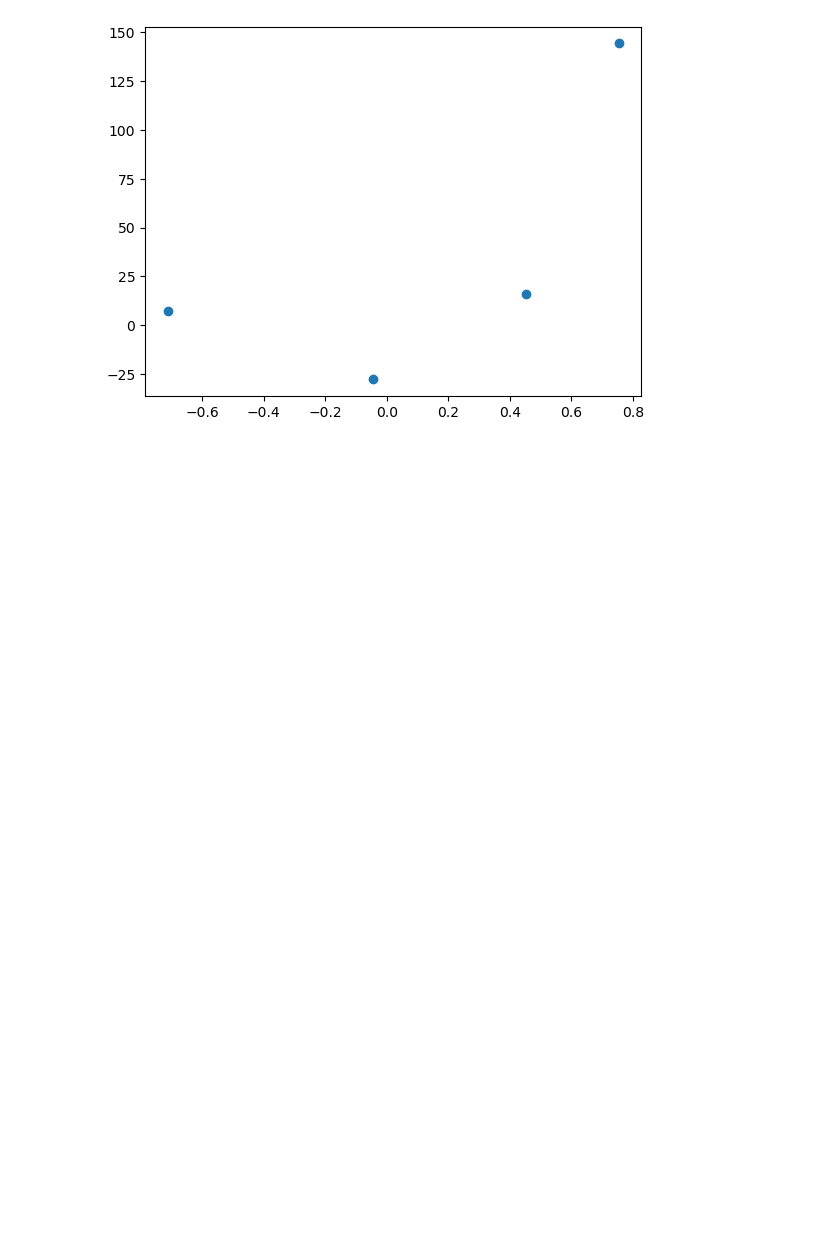
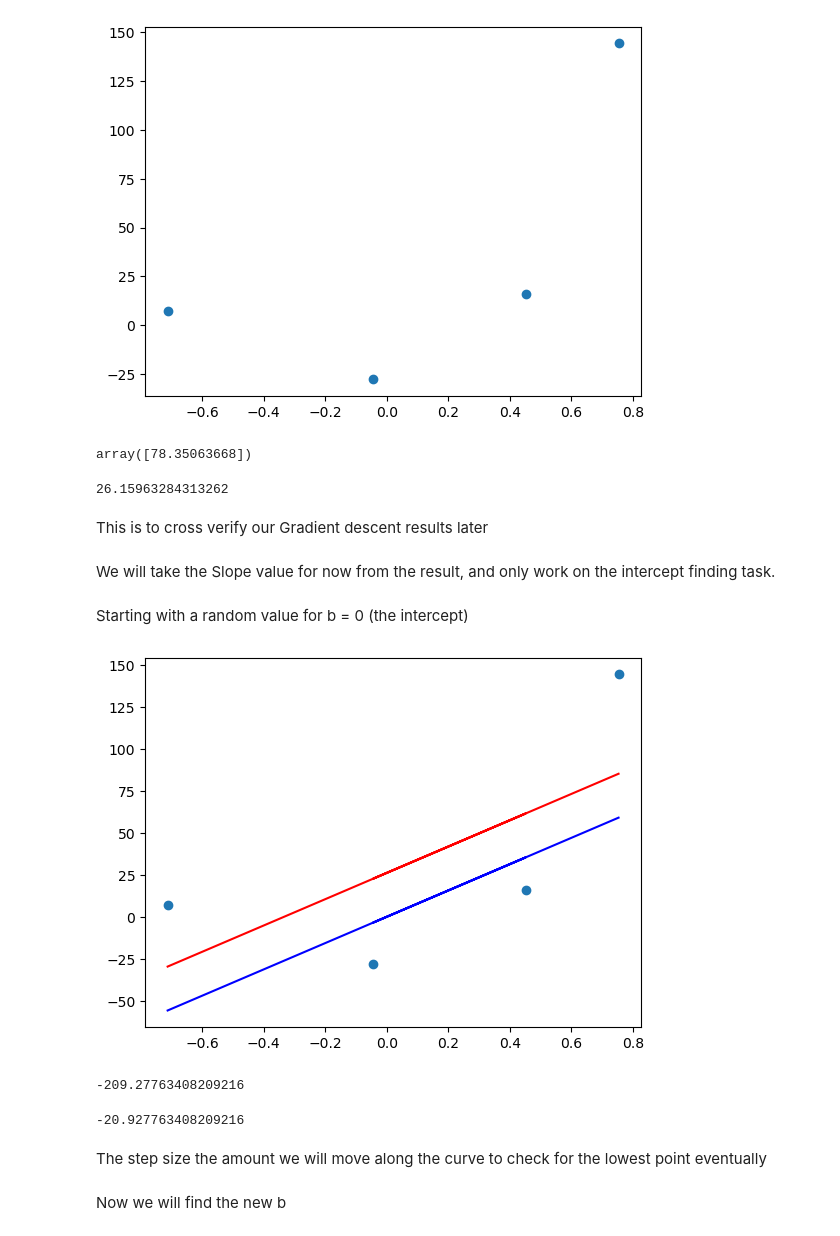
Before and after one commit to Utsav202004/ML-Learning, a Jupyter notebook: Gradient Descent/Gradient-Descent-1.ipynb, the cells around one changed output. Cells and saved outputs as stored; diff of their text form; code cells hidden in the pictures; blank space fills up the shorter version.

Commit message:
Updated Gradient Descent 1

```diff
--- a/Gradient Descent/Gradient-Descent-1.ipynb
+++ b/Gradient Descent/Gradient-Descent-1.ipynb
@@ -17,4 +19,54 @@ plt.scatter(X, y)
 <matplotlib.collections.PathCollection at 0x...>
 [figure]
 # %%
-# Lets check for the values of Slope and
+# Lets check for the values of Slope using OLS
+
+from sklearn.linear_model import LinearRegression
+
+lr = LinearRegression()
+lr.fit(X,y)
+
+lr.coef_
+# %% [output]
+array([78.35063668])
+# %%
+lr.intercept_
+# %% [output]
+26.15963284313262
+# %% [markdown]
+This is to cross verify our Gradient descent results later
+# %% [markdown]
+We will take the Slope value for now from the result, and only work on the intercept finding task.
+# %% [markdown]
+Starting with a random value for b = 0 (the intercept)
+# %%
+y_pred = ((78.35*X) + 0).reshape(4)
+# %%
+plt.scatter(X,y)
+plt.plot(X, lr.predict(X), color = 'red', label = 'OLS')
+plt.plot(X, y_pred, color = 'blue', label = 'b = 0')
+plt.show()
+# %% [output]
+[figure, added]
+# %%
+m = 78.35
+b = 0
+
+loss_slope = -2 * np.sum(y - m*X.ravel() - b) # this will give the slope for the given value of b
+# ravel function is used to flatten an data series
+# this slope is of the minimising function considering a fix value for m
+loss_slope
+# %% [output]
+-209.27763408209216
+# %%
+# lets take learning rate = 0.1
+lrate = 0.1
+
+step_size = loss_slope*lrate
+step_size
+# %% [output]
+-20.927763408209216
+# %% [markdown]
+The step size the amount we will move along the curve to check for the lowest point eventually
+# %% [markdown]
+Now we will find the new b
```
Also changed, not shown: parts of 10 cells of this notebook.
